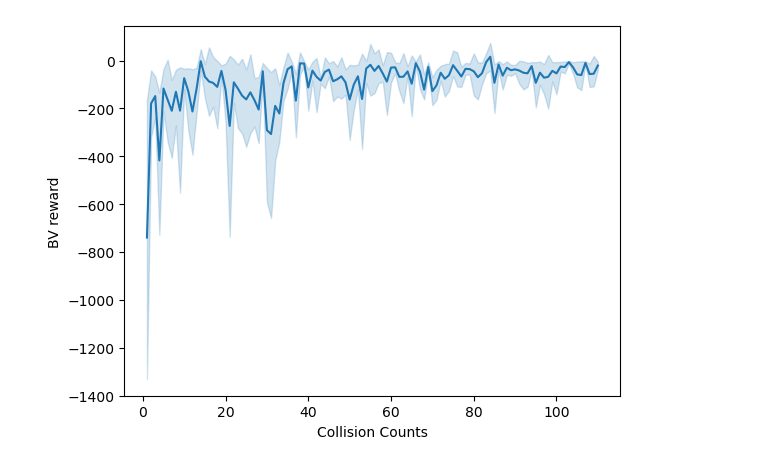
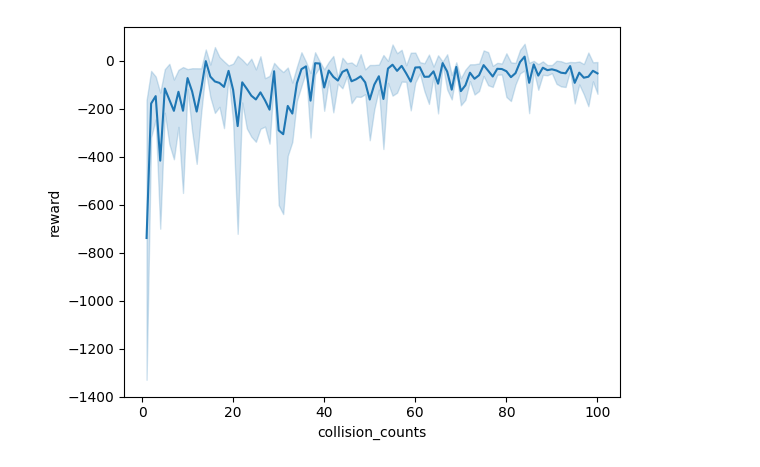
Before and after one commit to MoMingQimio/GABA, a Jupyter notebook: plot.ipynb, the cells around one changed output. Saved outputs shown, nothing was run; the diff lists cells and outputs as text; code cells hidden in the pictures.

```diff
--- a/plot.ipynb
+++ b/plot.ipynb
@@ -83,9 +207,22 @@ sns.lineplot(x=AV["episode"],y=AV["reward"])
+# %%
+def BV_data_preprocessing(data):
+    data["adversarial_counts_diff"]=data["adversarial_counts"] - data["adversarial_counts"].shift(1).fillna(0)
+    data["average_reward"] = data["reward"] / (data["adversarial_counts_diff"]+1)
+    return data
 # %%
 BV_num = 44
-length = 110
-BV1 = pd.read_csv("PPO_logs/sumo-v0/PPO_sumo-v0_log_"+str(BV_num)+"_1.csv",index_col=None)
-BV2 = pd.read_csv("PPO_logs/sumo-v0/PPO_sumo-v0_log_"+str(BV_num)+"_2.csv",index_col=None)
-BV3 = pd.read_csv("PPO_logs/sumo-v0/PPO_sumo-v0_log_"+str(BV_num)+"_3.csv",index_col=None)
-BV4 = pd.read_csv("PPO_logs/sumo-v0/PPO_sumo-v0_log_"+str(BV_num)+"_4.csv",index_col=None)
-BV5 = pd.read_csv("PPO_logs/sumo-v0/PPO_sumo-v0_log_"+str(BV_num)+"_5.csv",index_col=None)
+length = 100
+BV1 = pd.read_csv("PPO_logs\sumo-v0\PPO_sumo-v0_log_"+str(BV_num)+"_1.csv",index_col=None)
+BV2 = pd.read_csv("PPO_logs\sumo-v0\PPO_sumo-v0_log_"+str(BV_num)+"_2.csv",index_col=None)
+BV3 = pd.read_csv("PPO_logs\sumo-v0\PPO_sumo-v0_log_"+str(BV_num)+"_3.csv",index_col=None)
+BV4 = pd.read_csv("PPO_logs\sumo-v0\PPO_sumo-v0_log_"+str(BV_num)+"_4.csv",index_col=None)
+BV5 = pd.read_csv("PPO_logs\sumo-v0\PPO_sumo-v0_log_"+str(BV_num)+"_5.csv",index_col=None)
+BV1 = BV_data_preprocessing(BV1)
+BV2 = BV_data_preprocessing(BV2)
+BV3 = BV_data_preprocessing(BV3)
+BV4 = BV_data_preprocessing(BV4)
+BV5 = BV_data_preprocessing(BV5)
+
+
+
 BV = pd.concat([BV1[:length],BV2[:length],BV3[:length],BV4[:length],BV5[:length]])
@@ -92,7 +250,5 @@ BV = pd.concat([BV1[:length],BV2[:length],BV3[:length],BV4[:length],BV5[:length]
 # %%
 sns.lineplot(x=BV["collision_counts"],y=BV["reward"])
-plt.ylabel("BV reward")
-plt.xlabel("Collision Counts")
-plt.savefig("bv_reward.png",dpi=600)
+plt.savefig("bv_reward.png")
 # %% [output]
-[figure, old version]
+[figure, new version]
```
Also changed, not shown: parts of 34 cells of this notebook, 9 other files.
